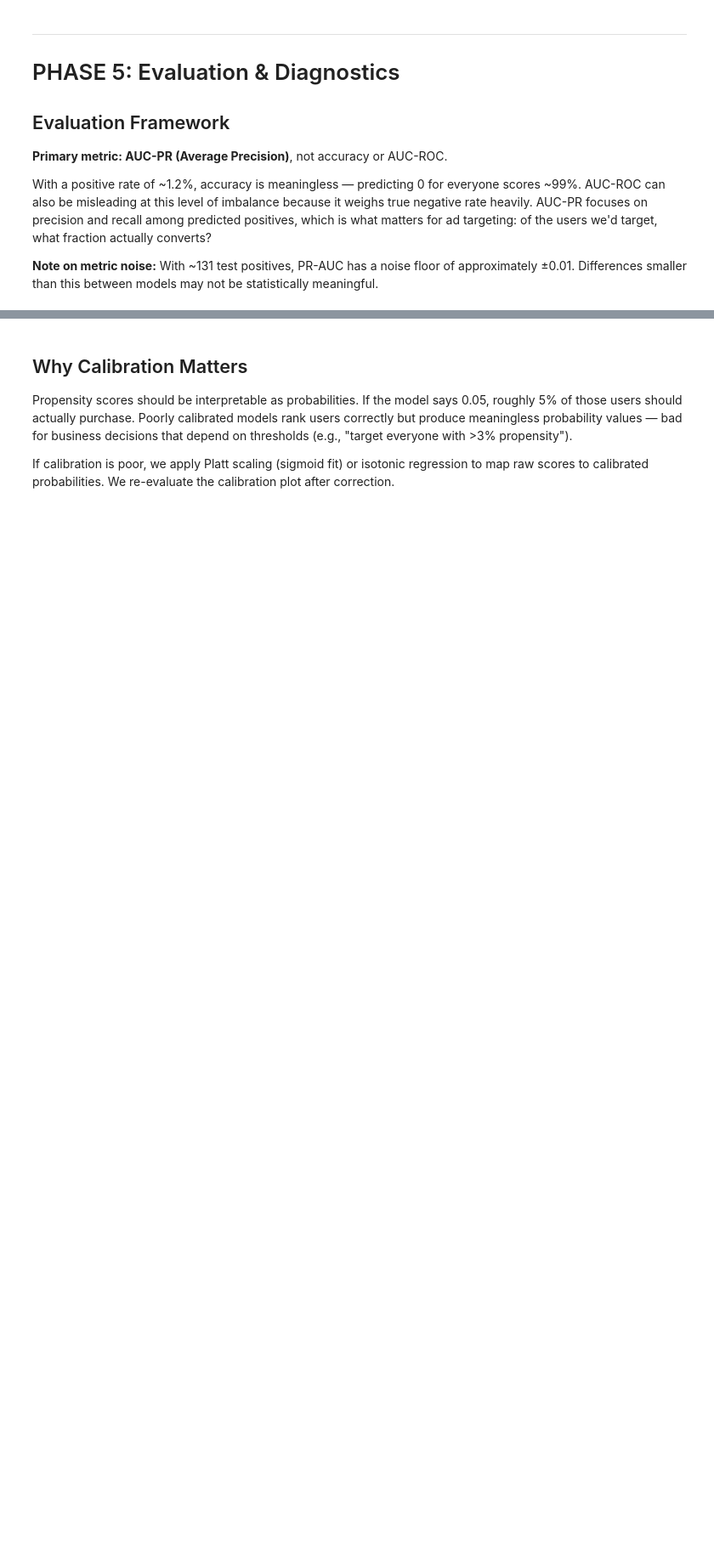
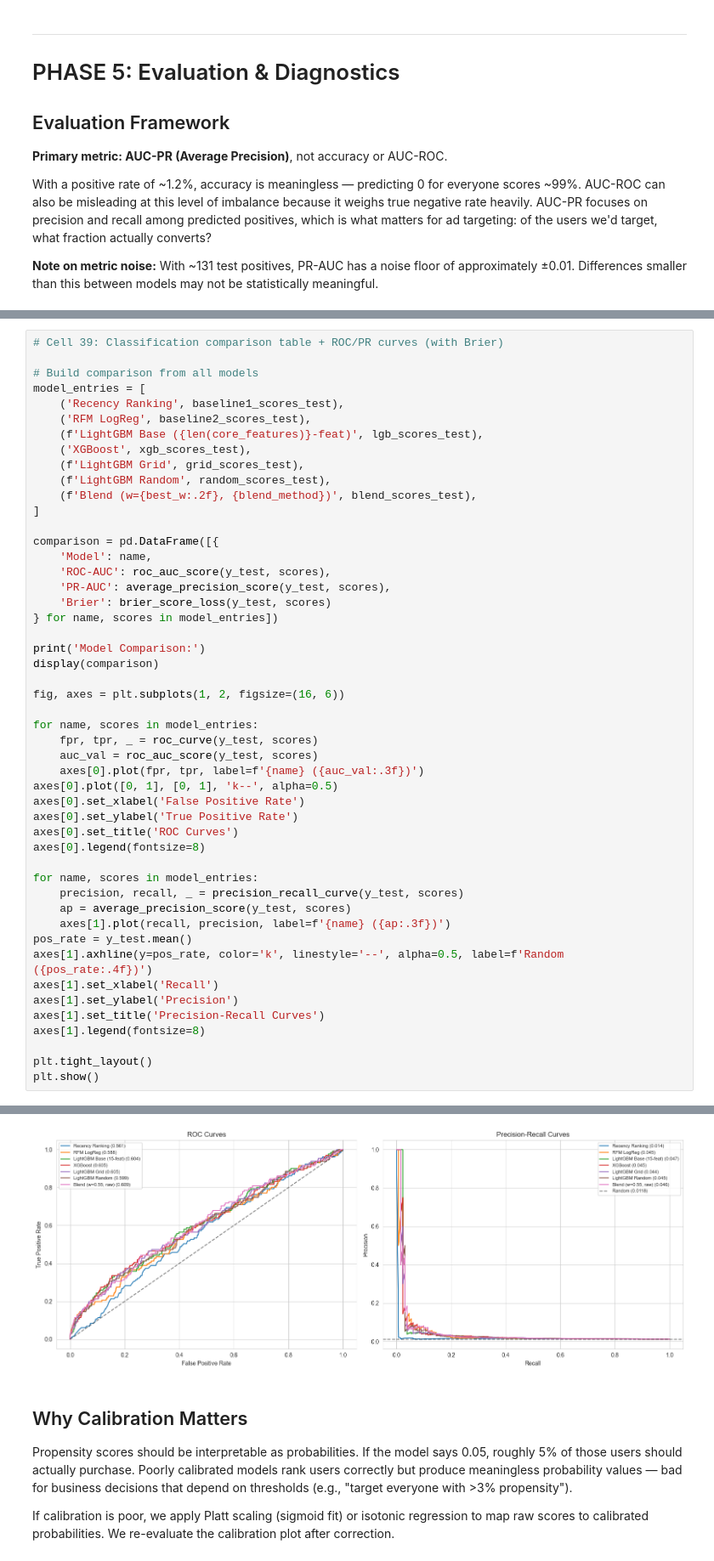
Before and after one commit to Tanmay1005/Scowtt, a Jupyter notebook: scowtt_mle.ipynb, the cells around one changed output, grey strips where cells are left out. Shown at 85% size. Drawn from its saved outputs; the diff is of its cells as text; blank space fills up the shorter version.

```diff
--- a/scowtt_mle.ipynb
+++ b/scowtt_mle.ipynb
@@ -2088,0 +2130,50 @@ Model Comparison:
+# %%
+# Cell 39: Classification comparison table + ROC/PR curves (with Brier)
+
+# Build comparison from all models
+model_entries = [
+    ('Recency Ranking', baseline1_scores_test),
+    ('RFM LogReg', baseline2_scores_test),
+    (f'LightGBM Base ({len(core_features)}-feat)', lgb_scores_test),
+    ('XGBoost', xgb_scores_test),
+    (f'LightGBM Grid', grid_scores_test),
+    (f'LightGBM Random', random_scores_test),
+    (f'Blend (w={best_w:.2f}, {blend_method})', blend_scores_test),
+]
+
+comparison = pd.DataFrame([{
+    'Model': name,
+    'ROC-AUC': roc_auc_score(y_test, scores),
+    'PR-AUC': average_precision_score(y_test, scores),
+    'Brier': brier_score_loss(y_test, scores)
+} for name, scores in model_entries])
+
+print('Model Comparison:')
+display(comparison)
+
+fig, axes = plt.subplots(1, 2, figsize=(16, 6))
+
+for name, scores in model_entries:
+    fpr, tpr, _ = roc_curve(y_test, scores)
+    auc_val = roc_auc_score(y_test, scores)
+    axes[0].plot(fpr, tpr, label=f'{name} ({auc_val:.3f})')
+axes[0].plot([0, 1], [0, 1], 'k--', alpha=0.5)
+axes[0].set_xlabel('False Positive Rate')
+axes[0].set_ylabel('True Positive Rate')
+axes[0].set_title('ROC Curves')
+axes[0].legend(fontsize=8)
+
+for name, scores in model_entries:
+    precision, recall, _ = precision_recall_curve(y_test, scores)
+    ap = average_precision_score(y_test, scores)
+    axes[1].plot(recall, precision, label=f'{name} ({ap:.3f})')
+pos_rate = y_test.mean()
+axes[1].axhline(y=pos_rate, color='k', linestyle='--', alpha=0.5, label=f'Random ({pos_rate:.4f})')
+axes[1].set_xlabel('Recall')
+axes[1].set_ylabel('Precision')
+axes[1].set_title('Precision-Recall Curves')
+axes[1].legend(fontsize=8)
+
+plt.tight_layout()
+plt.show()
+# %% [output]
@@ -2089,3 +2189,4 @@ Model Comparison:
+[figure, added]
 # %% [markdown]
 ## Why Calibration Matters
 
```
Also changed, not shown: parts of 16 cells of this notebook, 3 other files.
